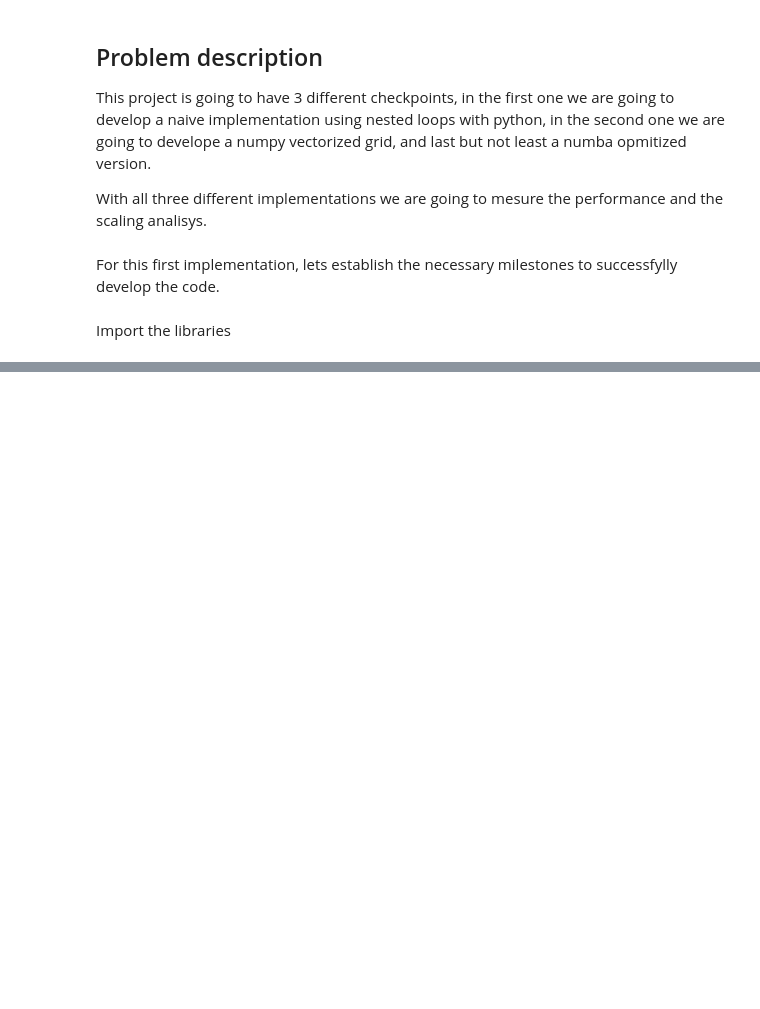
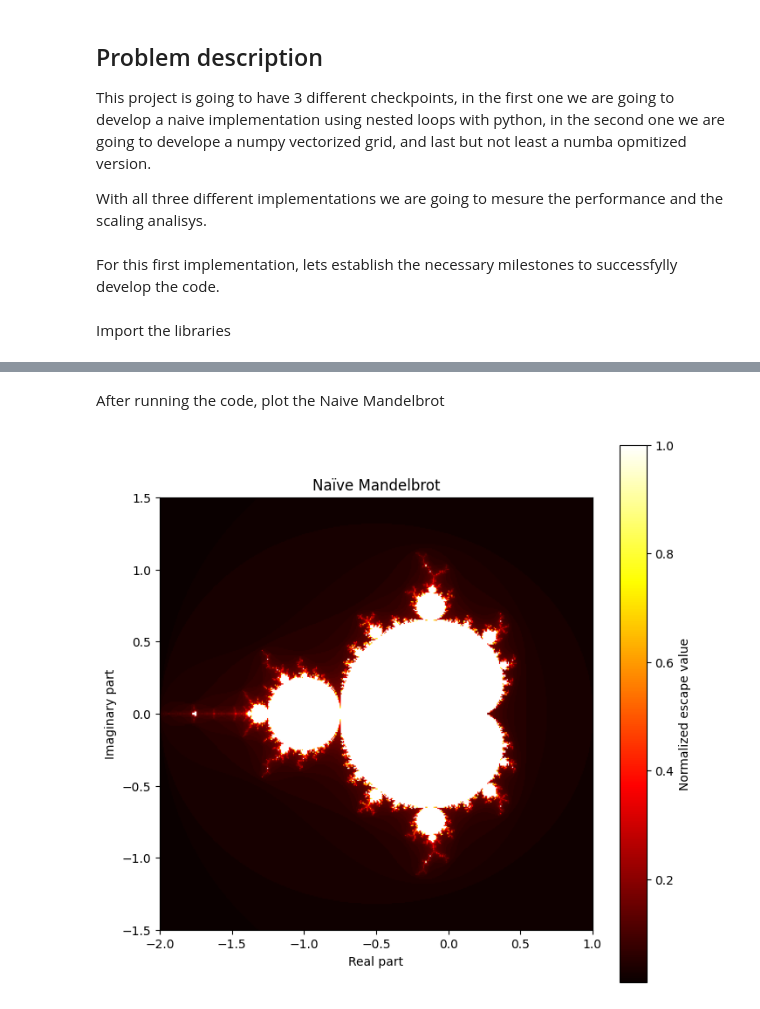
Before and after one commit to quiquepeerez/NSC, a Jupyter notebook: MP1/mandelbrot.ipynb, the cells around one changed output, grey strips where cells are left out. Saved outputs shown, nothing was run; the diff lists cells and outputs as text; code cells hidden in the pictures; blank space fills up the shorter version.

Commit message:
Naive Mandelbrot and plot

```diff
--- a/MP1/mandelbrot.ipynb
+++ b/MP1/mandelbrot.ipynb
@@ -23,0 +43,14 @@ Import the libraries
+# %%
+def plot_mandelbrot(data, title="Mandelbrot Set"):
+    plt.figure(figsize=(8, 8))
+    plt.imshow(
+        data,
+        extent=[X_MIN, X_MAX, Y_MIN, Y_MAX],
+        origin="lower",
+        cmap="hot"
+    )
+    plt.colorbar(label="Normalized escape value")
+    plt.xlabel("Real part")
+    plt.ylabel("Imaginary part")
+    plt.title(title)
+    plt.show()
@@ -23,0 +66,31 @@ Import the libraries
+# %%
+def mandelbrot_naive(width, height, max_iter):
+    result = np.zeros((height, width), dtype=np.float64) #Create a 2D array to hold the escape values
+
+    for row in range(height):
+        for col in range(width):
+            # Map pixel -> complex plane
+            x = X_MIN + (col / (width - 1)) * (X_MAX - X_MIN) #Map pixel column to real part
+            y = Y_MIN + (row / (height - 1)) * (Y_MAX - Y_MIN) #Map pixel row to imaginary part
+
+            c = complex(x, y)  #Create complex number for the current pixel
+            z = 0j
+
+            escape_iter = max_iter #Initialize escape iteration count to max_iter (assume it does not escape)
+
+            for n in range(max_iter):
+                z = z * z + c #Iterate the Mandelbrot function
+                if abs(z) > ESCAPE_RADIUS:#Check if the magnitude of z exceeds the escape radius
+                    escape_iter = n + 1
+                    break
+
+            result[row, col] = escape_iter / max_iter #Normalize escape iteration count to [0, 1]
+
+    return result
+# %% [markdown]
+After running the code, plot the Naive Mandelbrot
+# %%
+mandelbrot_1=mandelbrot_naive(DEFAULT_WIDTH, DEFAULT_HEIGHT, DEFAULT_MAX_ITER)
+plot_mandelbrot(mandelbrot_1, title="Naïve Mandelbrot")
+# %% [output]
+[figure, added]
```
Also changed, not shown: parts of 6 cells of this notebook.
